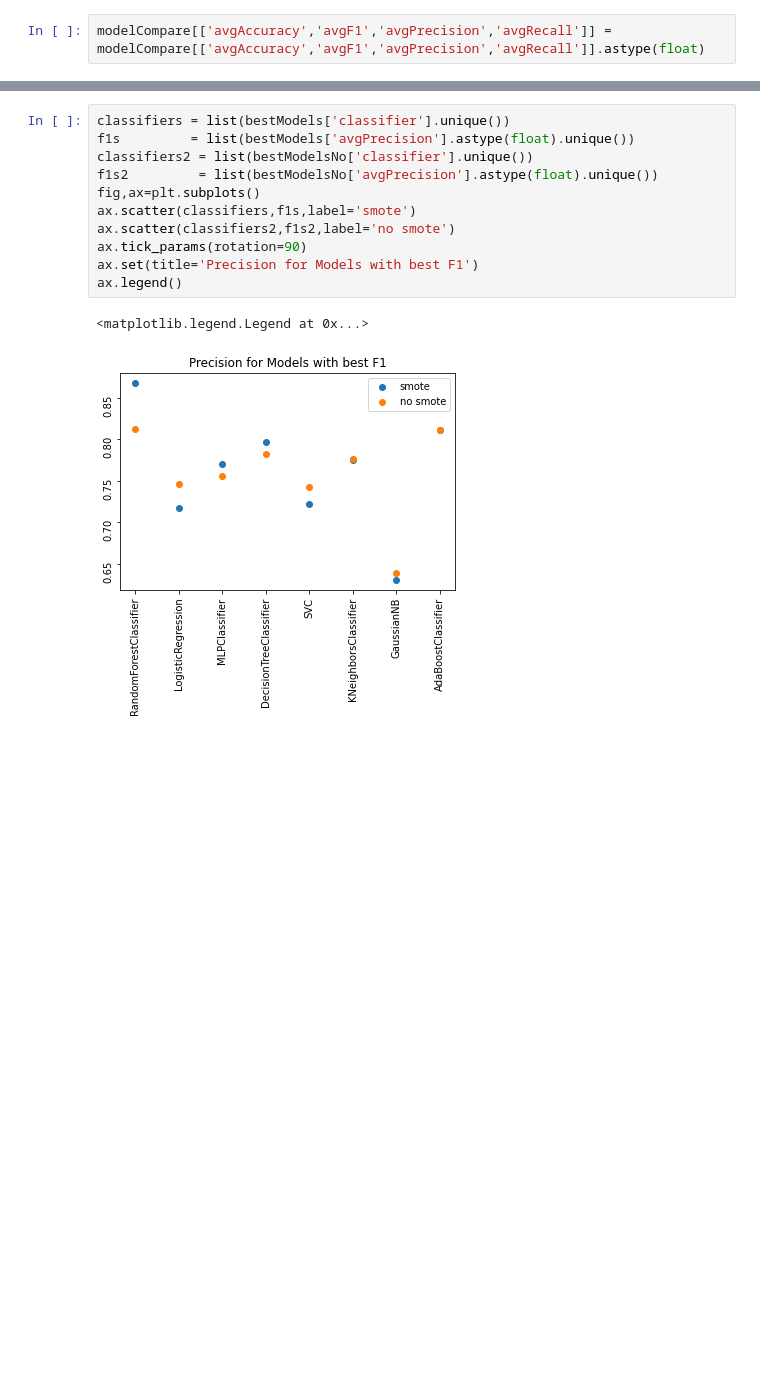
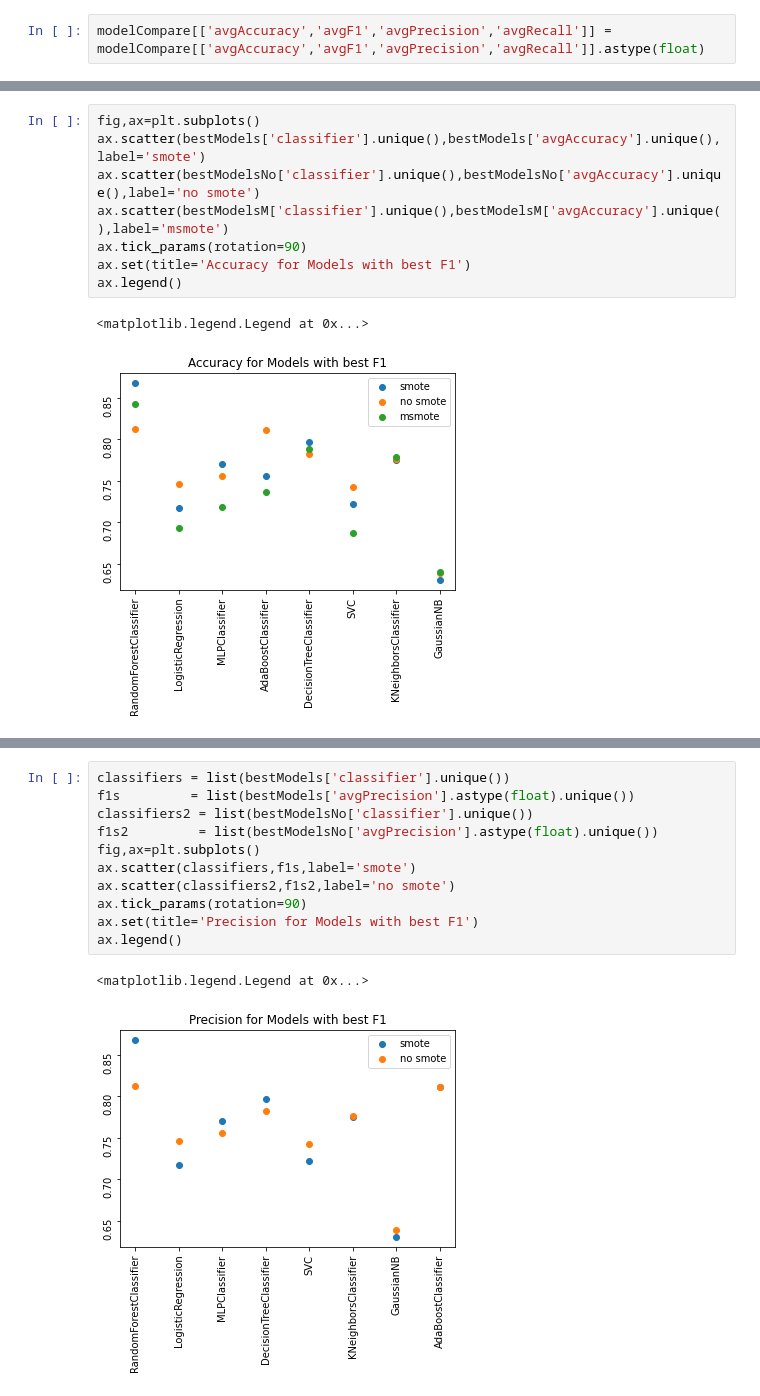
Before and after one commit to pretttyvo/Capstone_B, a Jupyter notebook: Jupyter notebook/chartsNb.ipynb, the cells around one changed output, grey strips where cells are left out. Saved outputs shown, nothing was run; the diff lists cells and outputs as text; blank space fills up the shorter version.

```diff
--- a/Jupyter notebook/chartsNb.ipynb
+++ b/Jupyter notebook/chartsNb.ipynb
@@ -110,0 +127,11 @@ ax.legend()
+# %%
+fig,ax=plt.subplots()
+ax.scatter(bestModels['classifier'].unique(),bestModels['avgAccuracy'].unique(),label='smote')
+ax.scatter(bestModelsNo['classifier'].unique(),bestModelsNo['avgAccuracy'].unique(),label='no smote')
+ax.scatter(bestModelsM['classifier'].unique(),bestModelsM['avgAccuracy'].unique(),label='msmote')
+ax.tick_params(rotation=90)
+ax.set(title='Accuracy for Models with best F1')
+ax.legend()
+# %% [output]
+<matplotlib.legend.Legend at 0x...>
+[figure, added]
```
Also changed, not shown: parts of 11 cells of this notebook.
